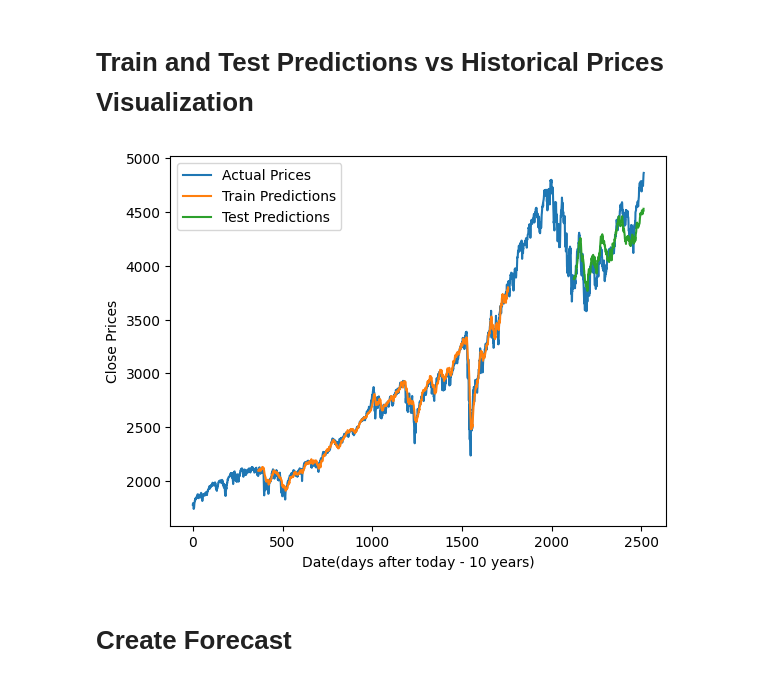
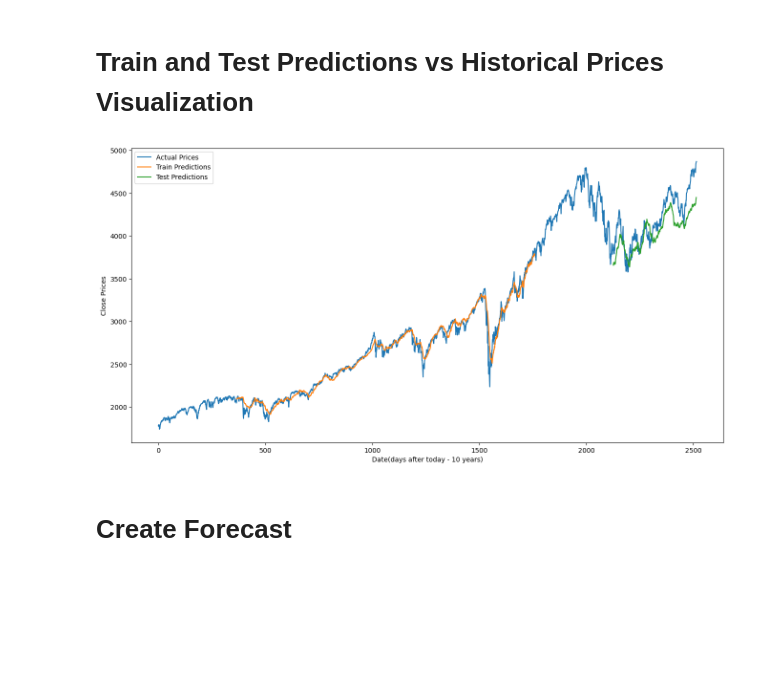
Before and after one commit to liamjdavis/Stock-Forecasters, a Jupyter notebook: GRU.ipynb, the cells around one changed output. Drawn from its saved outputs; the diff is of its cells as text; code cells hidden in the pictures; blank space fills up the shorter version.

Commit message:
improve visualizations

```diff
--- a/GRU.ipynb
+++ b/GRU.ipynb
@@ -131,27 +131,28 @@ Test Score: 0.05 RMSE
 # %%
 # inverse transform predictions
 train_predict = scaler.inverse_transform(train_predict)
 test_predict = scaler.inverse_transform(test_predict)
 
 # shift train predictions for plotting
 trainPredictPlot = np.empty_like(prices)
 trainPredictPlot[:, :] = np.nan
 trainPredictPlot[lookback:len(train_predict)+lookback, :] = train_predict
 
 # shift test predictions for plotting
 testPredictPlot = np.empty_like(prices)
 testPredictPlot[:, :] = np.nan
 testPredictPlot[len(train_predict)+(lookback*2)+1:len(prices)-1, :] = test_predict
 
+plt.figure(figsize=(16,8))
 plt.plot(scaler.inverse_transform(prices), label='Actual Prices')
 plt.plot(trainPredictPlot, label='Train Predictions')
 plt.plot(testPredictPlot, label='Test Predictions')
 plt.ylabel('Close Prices')
 plt.xlabel('Date(days after today - 10 years)')
 plt.legend()
 plt.show()
 # %% [output]
-[figure, old version]
+[figure, new version]
 # %% [markdown]
 # Create Forecast
 # %%
```
Also changed, not shown: parts of 8 cells of this notebook.
